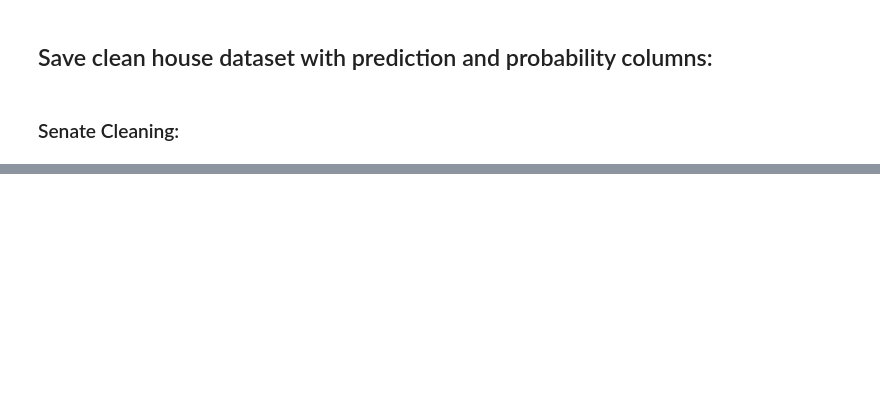
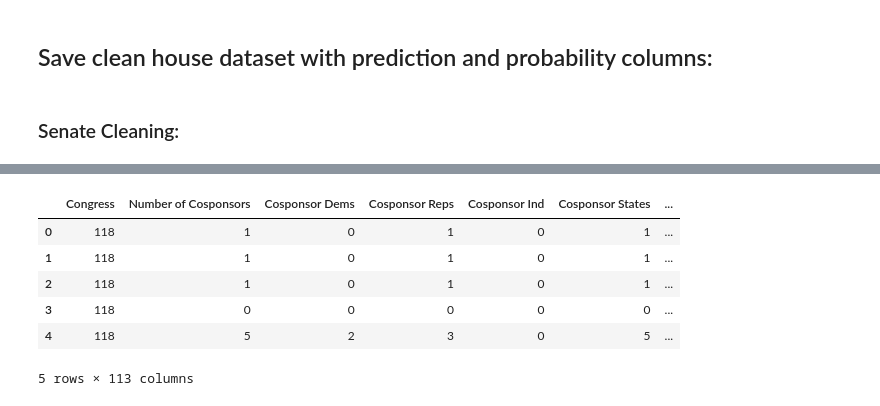
Before and after one commit to JJERANEK/Project-4, a Jupyter notebook: etl_ml_notebooks/etl_predict_currentbills.ipynb, the cells around one changed output, grey strips where cells are left out. Cells and saved outputs as stored; diff of their text form; code cells hidden in the pictures; blank space fills up the shorter version.

```diff
--- a/etl_ml_notebooks/etl_predict_currentbills.ipynb
+++ b/etl_ml_notebooks/etl_predict_currentbills.ipynb
@@ -404,0 +475,13 @@ For the 113th to 118th Senate passed 28.59% of laws introduced in the Senate.
+# %%
+# Convert categorical data to numeric with `pd.get_dummies`
+senate_cleaned = pd.get_dummies(senate_cleaned,dtype=float)
+senate_cleaned.head()
+# Creates a df of 113 columns
+# %% [output]
+|  | Congress | Number of Cosponsors | Cosponsor Dems | Cosponsor Reps | Cosponsor Ind | Cosponsor States | ... |
+| 0 | 118 | 1 | 0 | 1 | 0 | 1 | ... |
+| 1 | 118 | 1 | 0 | 1 | 0 | 1 | ... |
+| 2 | 118 | 1 | 0 | 1 | 0 | 1 | ... |
+| 3 | 118 | 0 | 0 | 0 | 0 | 0 | ... |
+| 4 | 118 | 5 | 2 | 3 | 0 | 5 | ... |
+5 rows × 113 columns
```
Also changed, not shown: parts of 32 cells of this notebook.
